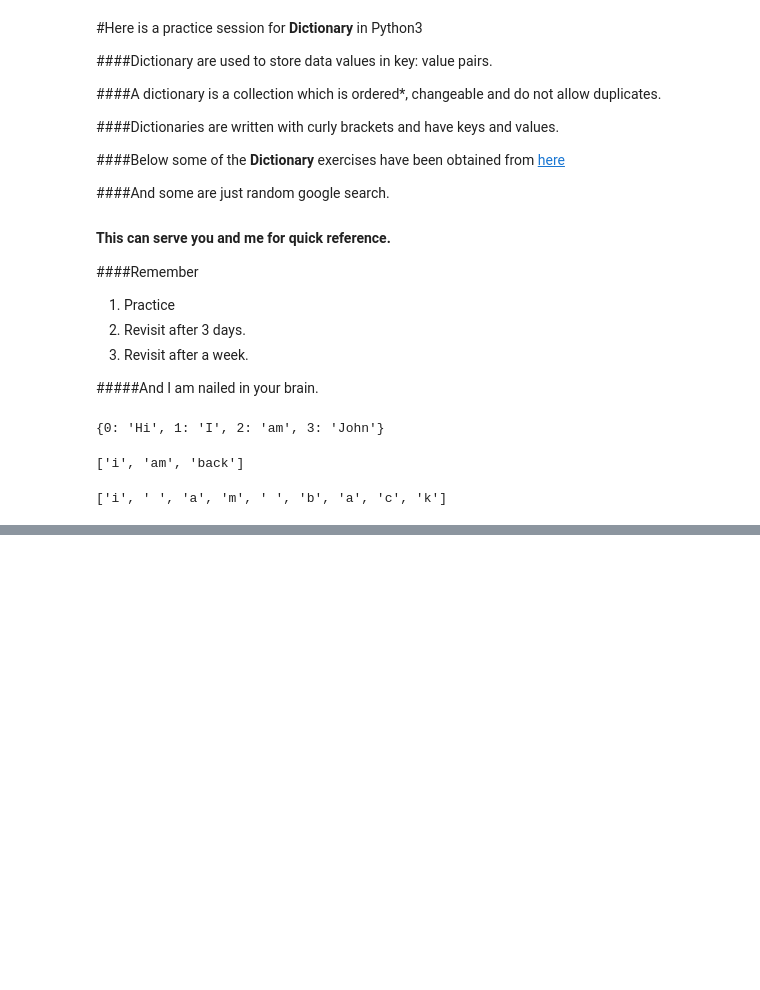
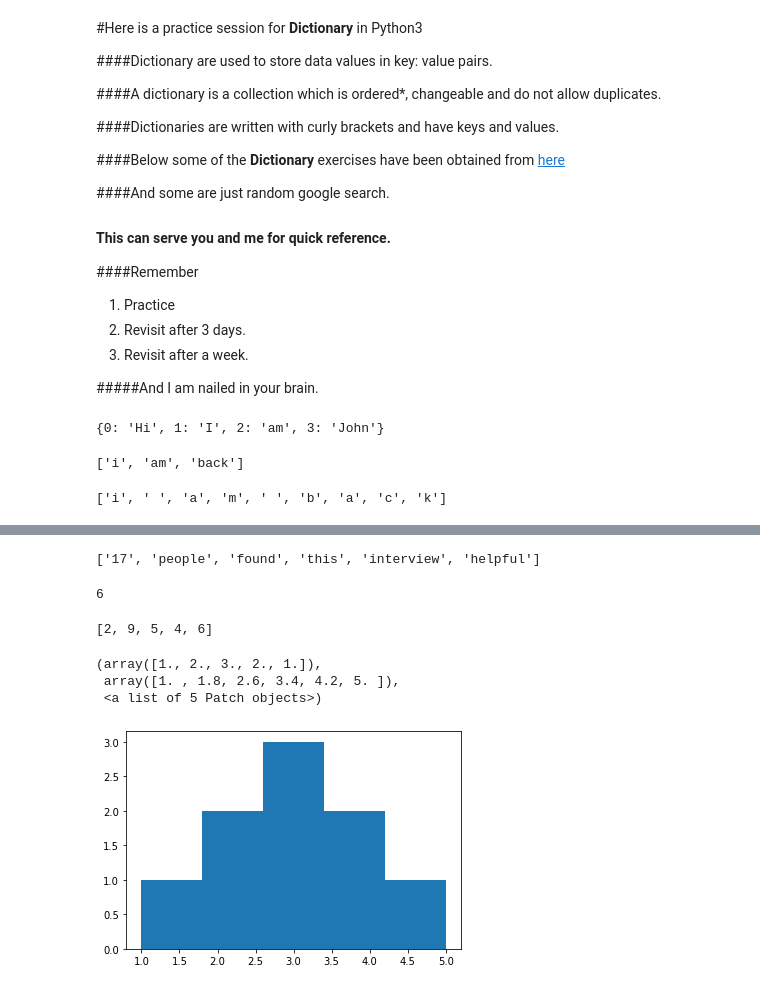
Before and after one commit to arpitsharma27/PythonPractice, a Jupyter notebook: Python3_Dictionary.ipynb, the cells around one changed output, grey strips where cells are left out. Drawn from its saved outputs; the diff is of its cells as text; code cells hidden in the pictures; blank space fills up the shorter version.

```diff
--- a/Python3_Dictionary.ipynb
+++ b/Python3_Dictionary.ipynb
@@ -49,0 +124,8 @@ str_list
+# %%
+print(x)
+# %% [output]
+['17', 'people', 'found', 'this', 'interview', 'helpful']
+# %%
+print(len(x))
+# %% [output]
+6
@@ -49,0 +135,14 @@ str_list
+# %%
+x
+# %% [output]
+[2, 9, 5, 4, 6]
+# %%
+a_list = [1, 2, 2, 3, 3, 3, 4, 4, 5]
+# %%
+import matplotlib.pyplot as plt
+plt.hist(a_list,5)
+# %% [output]
+(array([1., 2., 3., 2., 1.]),
+ array([1. , 1.8, 2.6, 3.4, 4.2, 5. ]),
+ <a list of 5 Patch objects>)
+[figure, added]
```
Also changed, not shown: parts of 31 cells of this notebook.
